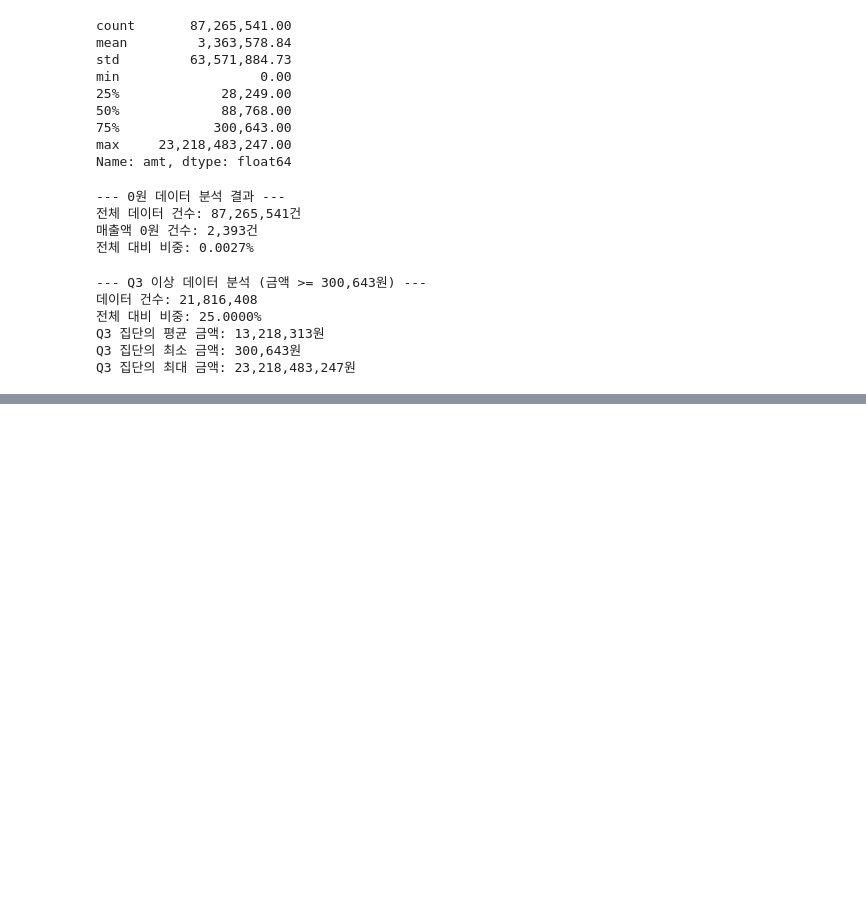
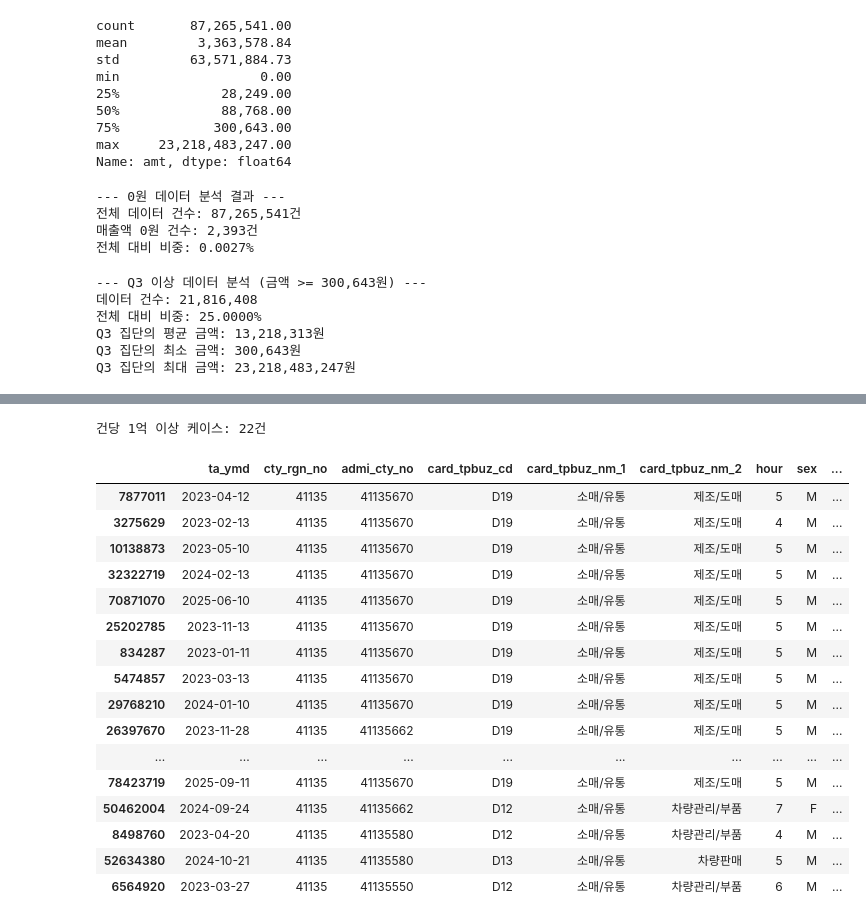
Before and after one commit to bulsajo1/final_project, a Jupyter notebook: Geunsu/1차_전처리_매출.ipynb, the cells around one changed output, grey strips where cells are left out. Saved outputs shown, nothing was run; the diff lists cells and outputs as text; code cells hidden in the pictures; blank space fills up the shorter version.

```diff
--- a/Geunsu/1차_전처리_매출.ipynb
+++ b/Geunsu/1차_전처리_매출.ipynb
@@ -40,0 +45,6 @@ dtype: object
+# %%
+df['ta_ymd'] = pd.to_datetime(df['ta_ymd'], format='%Y%m%d')
+df['cty_rgn_no'] = df['cty_rgn_no'].astype(str)
+df['admi_cty_no'] = df['admi_cty_no'].astype(str)
+
+print(df.dtypes)
@@ -302,0 +342,19 @@ plt.show()
+# %%
+# amt와 cnt 둘 다 0보다 큰 행만 필터링
+valid_mask = (df['amt'] > 0) & (df['cnt'] > 0)
+
+# 제외되는 행 수 확인
+excluded = (~valid_mask).sum()
+print(f"제외되는 행 수: {excluded:,}")
+print(f"  - amt=0인 행: {(df['amt'] == 0).sum():,}")
+print(f"  - cnt=0인 행: {(df['cnt'] == 0).sum():,}")
+print(f"  - 둘 다 0인 행: {((df['amt'] == 0) & (df['cnt'] == 0)).sum():,}")
+print(f"유효한 행 수: {valid_mask.sum():,}")
+
+# 객단가 계산 (유효한 행만, 나머지는 NaN)
+df['amt_per_cnt'] = np.nan
+df.loc[valid_mask, 'amt_per_cnt'] = df.loc[valid_mask, 'amt'] / df.loc[valid_mask, 'cnt']
+
+# 통계 확인
+print("\n객단가 통계:")
+print(df['amt_per_cnt'].describe())
@@ -302,0 +378,29 @@ plt.show()
+# %%
+# 모든 컬럼이 잘리지 않고 출력되도록 설정
+pd.set_option('display.max_columns', None)
+pd.set_option('display.width', None)
+pd.set_option('display.max_colwidth', None)
+
+# 건당 1억 이상인 극단 케이스 확인 (전체 컬럼)
+extreme = df[df['amt_per_cnt'] >= 100_000_000].sort_values('amt_per_cnt', ascending=False)
+print(f"건당 1억 이상 케이스: {len(extreme):,}건\n")
+display(extreme.head(20))
+# %% [output]
+건당 1억 이상 케이스: 22건
+|  | ta_ymd | cty_rgn_no | admi_cty_no | card_tpbuz_cd | card_tpbuz_nm_1 | card_tpbuz_nm_2 | hour | sex | ... |
+| 7877011 | 2023-04-12 | 41135 | 41135670 | D19 | 소매/유통 | 제조/도매 | 5 | M | ... |
+| 3275629 | 2023-02-13 | 41135 | 41135670 | D19 | 소매/유통 | 제조/도매 | 4 | M | ... |
+| 10138873 | 2023-05-10 | 41135 | 41135670 | D19 | 소매/유통 | 제조/도매 | 5 | M | ... |
+| 32322719 | 2024-02-13 | 41135 | 41135670 | D19 | 소매/유통 | 제조/도매 | 5 | M | ... |
+| 70871070 | 2025-06-10 | 41135 | 41135670 | D19 | 소매/유통 | 제조/도매 | 5 | M | ... |
+| 25202785 | 2023-11-13 | 41135 | 41135670 | D19 | 소매/유통 | 제조/도매 | 5 | M | ... |
+| 834287 | 2023-01-11 | 41135 | 41135670 | D19 | 소매/유통 | 제조/도매 | 5 | M | ... |
+| 5474857 | 2023-03-13 | 41135 | 41135670 | D19 | 소매/유통 | 제조/도매 | 5 | M | ... |
+| 29768210 | 2024-01-10 | 41135 | 41135670 | D19 | 소매/유통 | 제조/도매 | 5 | M | ... |
+| 26397670 | 2023-11-28 | 41135 | 41135662 | D19 | 소매/유통 | 제조/도매 | 5 | M | ... |
+| ... | ... | ... | ... | ... | ... | ... | ... | ... | ... |
+| 78423719 | 2025-09-11 | 41135 | 41135670 | D19 | 소매/유통 | 제조/도매 | 5 | M | ... |
+| 50462004 | 2024-09-24 | 41135 | 41135662 | D12 | 소매/유통 | 차량관리/부품 | 7 | F | ... |
+| 8498760 | 2023-04-20 | 41135 | 41135580 | D12 | 소매/유통 | 차량관리/부품 | 4 | M | ... |
+| 52634380 | 2024-10-21 | 41135 | 41135580 | D13 | 소매/유통 | 차량판매 | 5 | M | ... |
+| 6564920 | 2023-03-27 | 41135 | 41135550 | D12 | 소매/유통 | 차량관리/부품 | 6 | M | ... |
```
Also changed, not shown: parts of 11 cells of this notebook.
